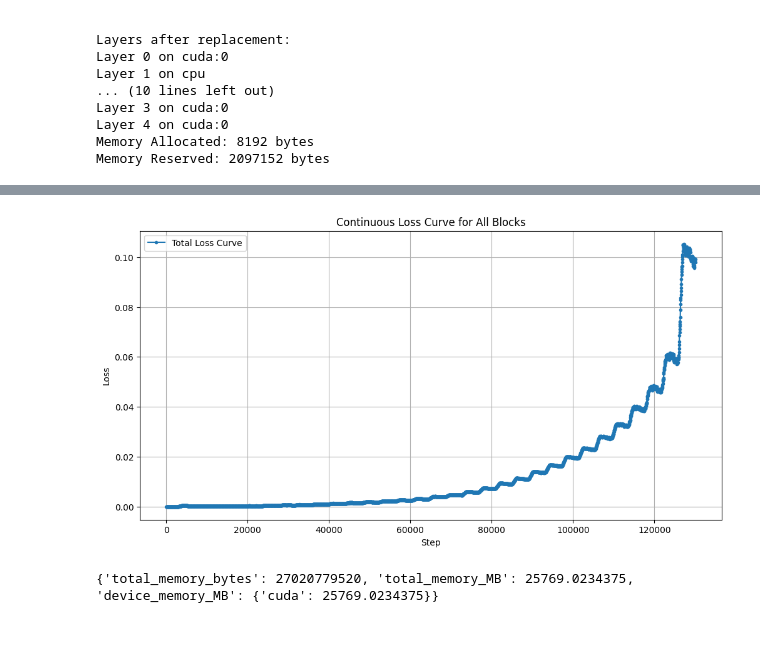
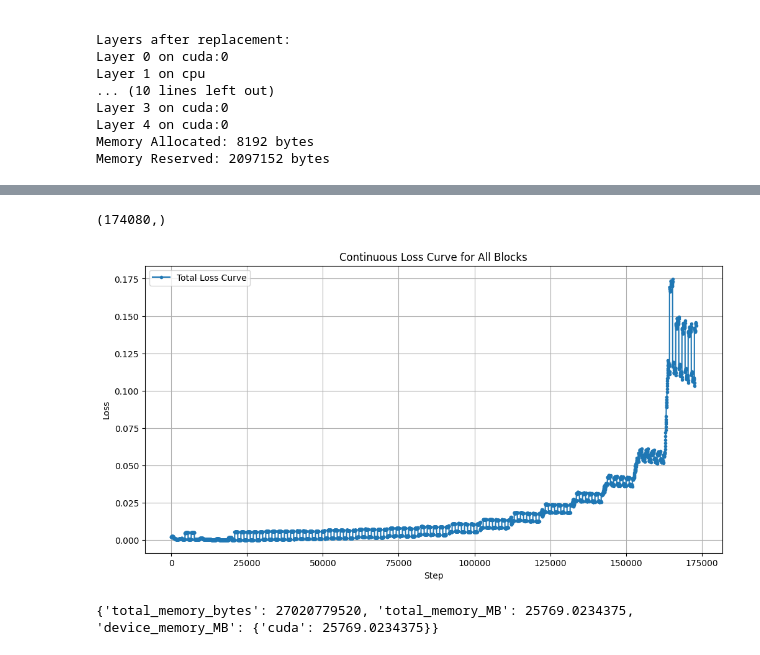
Before and after one commit to hq-ansel/proj2410, a Jupyter notebook: preEXP.ipynb, the cells around one changed output, grey strips where cells are left out. Drawn from its saved outputs; the diff is of its cells as text; code cells hidden in the pictures.

Commit message:
+epoch: 2 to 5 但是仅仅是相对window 为2层有提升，window 有两层的情况甚至比单层效果更差

```diff
--- a/preEXP.ipynb
+++ b/preEXP.ipynb
@@ -239,11 +239,12 @@ def plot_loss(block_loss_data, blk_id, downsample_step=25, smoothing_window=25):
 # # 示例用法
 # if __name__ == "__main__":
 loss_dir="/home/ubuntu/data/exp/proj2410/logs"
-file = os.path.join(loss_dir,"tmp.csv")
+file = os.path.join(loss_dir,"Llama2-7b-crossblock-loss.csv")
 recorder = BlockLossRecorder(file)
 
 # 读取数据用于画图
-loss_data = recorder.get_loss_data("28")
-print("block1的loss数据:", loss_data)
+# loss_data = recorder.get_loss_data("28")
+# print("block1的loss数据:", loss_data)
 
-plot_loss(loss_data, "28")
+
+# plot_loss(loss_data, "28")
@@ -253,48 +251,57 @@ block1的loss数据: [(1, 0.0351), (2, 0.0373), (3, 0.0338), (4, 0.0392), (5, 0.
+# %%
+# data=[]
+# for i in range(32):
+#     loss_data =recorder.get_loss_data(f"{i}")
+#     _,loss_data = zip(*loss_data)
+#     data.extend(loss_data)
+# len(data),data[0]
+
+data =recorder.get_loss_data("crossblock_loss")
+_,data = zip(*data)
+data = np.array(data)
+print(data.shape)
+# %% [output]
+(174080,)
 # %%
-data=[]
-for i in range(32):
-    loss_data =recorder.get_loss_data(f"{i}")
-    _,loss_data = zip(*loss_data)
-    data.extend(loss_data)
-len(data),data[0]
+
 import matplotlib.pyplot as plt
 import numpy as np
 
-def plot_continuous_loss(loss_data, num_blocks=32, steps_per_block=4096, downsample_step=32, smoothing_window=32):
+def plot_continuous_loss(loss_data, num_blocks=32, steps_per_block=40960, downsample_step=32, smoothing_window=32):
     """
     绘制所有block的连续loss曲线，支持平滑和下采样
     :param loss_data: 二维loss数据，形状为 [num_blocks, steps_per_block]
     :param num_blocks: block的数量
     :param steps_per_block: 每个block的step数量
     :param downsample_step: 下采样步长（每n个step显示一个点）
     :param smoothing_window: 平滑窗口大小
     """
     total_steps = num_blocks * steps_per_block  # 计算总步数
     all_steps = np.arange(total_steps)  # 创建总的 step 序列
     all_losses = loss_data.flatten()  # 将所有block的loss数据展平为一维数组
 
     # 对整体数据进行下采样
     all_steps = all_steps[::downsample_step]
     all_losses = all_losses[::downsample_step]
 
     # 进行移动平均
     smooth_losses = np.convolve(all_losses, np.ones(smoothing_window) / smoothing_window, mode='valid')
     smooth_steps = all_steps[:len(smooth_losses)]  # 对应调整steps
 
     # 绘制loss曲线
     plt.figure(figsize=(12, 6))
     plt.plot(smooth_steps, smooth_losses, label='Total Loss Curve', marker='o', markersize=3)
 
     # 设置标题和标签
     plt.title('Continuous Loss Curve for All Blocks')
     plt.xlabel('Step')
     plt.ylabel('Loss')
     plt.grid(True)
     plt.legend()
     plt.show()
 plot_continuous_loss(np.array(data))
 # %% [output]
-[figure, old version]
+[figure, new version]
 # %%
 import torch
 import gc
```
Also changed, not shown: parts of 1 cell of this notebook, 1 other file.
